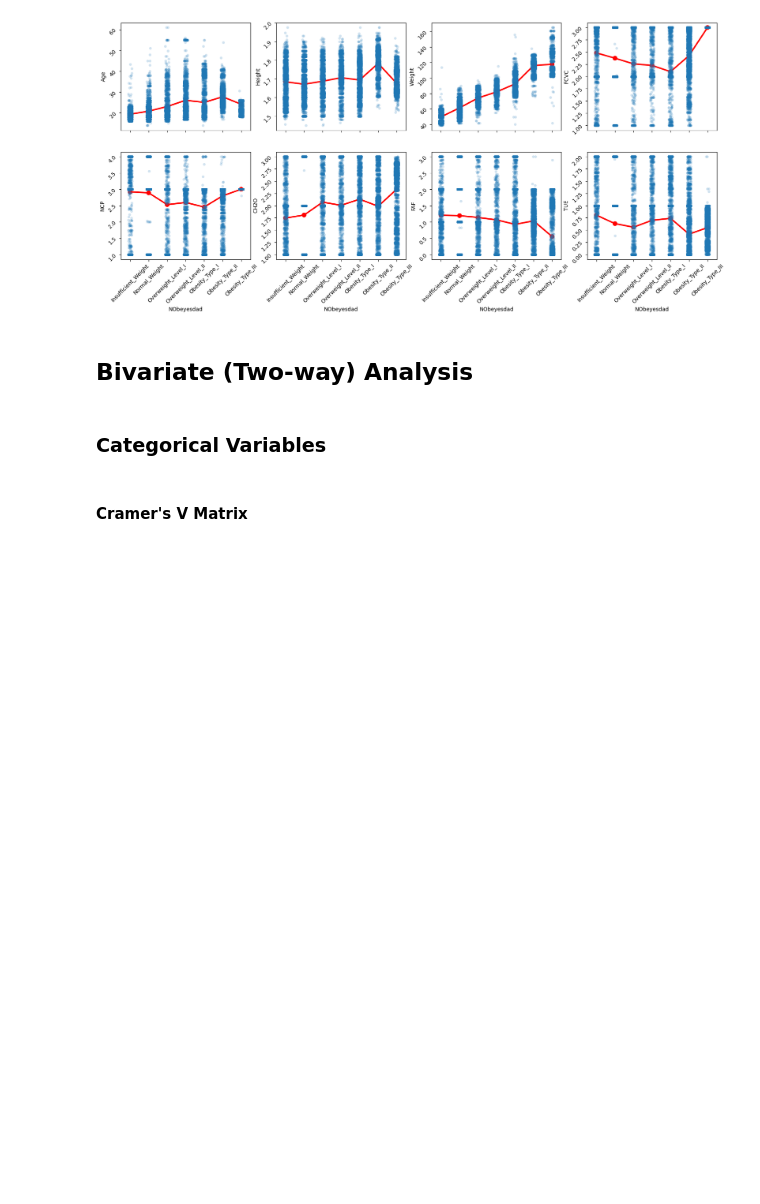
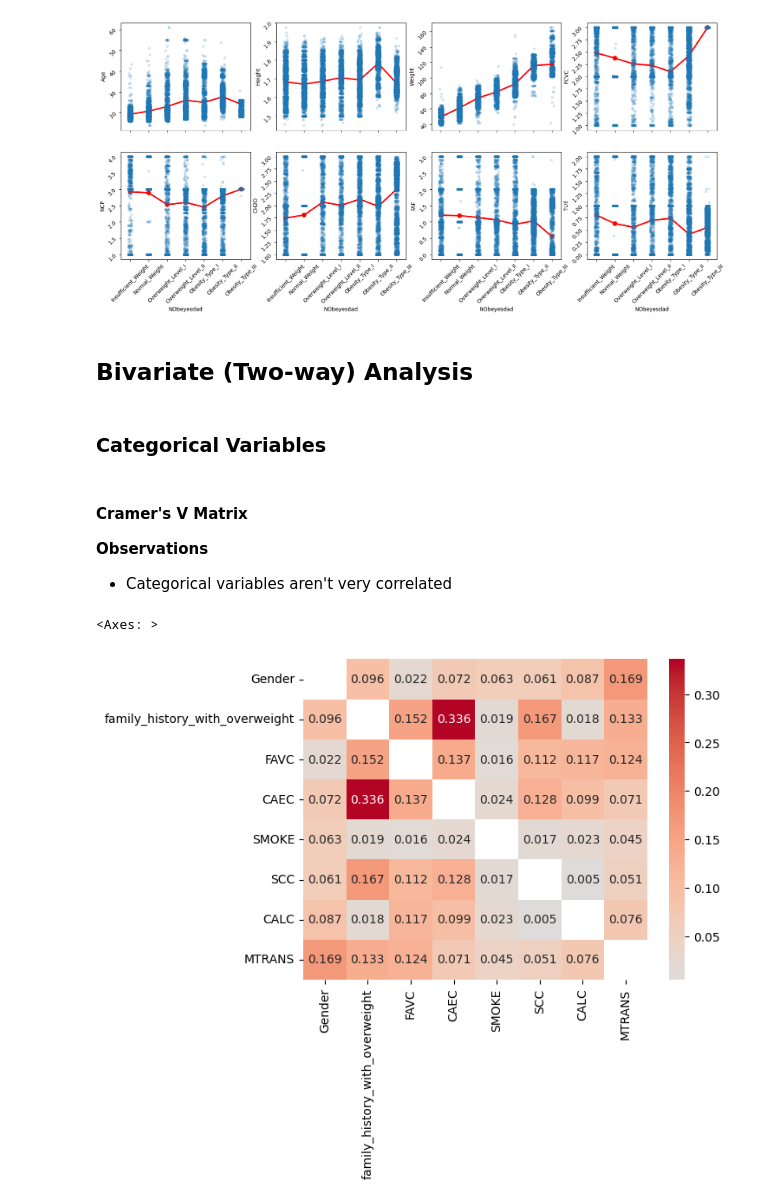
Before and after one commit to stephanie-yz/Kaggle_PG4.02_Obesity, a Jupyter notebook: 02 EDA.ipynb, the cells around one changed output. Cells and saved outputs as stored; diff of their text form; code cells hidden in the pictures; blank space fills up the shorter version.

```diff
--- a/02 EDA.ipynb
+++ b/02 EDA.ipynb
@@ -94,3 +94,30 @@ for i, col in enumerate(cols_num):
 ### Categorical Variables
 # %% [markdown]
 #### Cramer's V Matrix
+**Observations**
+- Categorical variables aren't very correlated
+# %%
+### create cramers_V calculation function
+def cramers_V(data, var1, var2):
+    cont_tbl = pd.crosstab(data[var1], data[var2])
+    X2 = stats.chi2_contingency(cont_tbl, correction=False)[0]
+    n = data.shape[0]
+    min_dim = min(cont_tbl.shape)-1
+    return( np.sqrt((X2/n)/min_dim) )
+
+### create cramers_V association matrix and fill in
+crmV_matrix = pd.DataFrame(data=0, index=cols_cat, columns=cols_cat, dtype=float)
+
+for i, var1 in enumerate(cols_cat):
+    for j, var2 in enumerate(cols_cat):
+        crV = cramers_V(train,var1,var2)
+        crmV_matrix.iat[i,j] = np.around(crV,3)
+
+# Create S/M/W annotations for correlation matrix
+crmV_annot = np.where((crmV_matrix)>0.6, "S", np.where((crmV_matrix)>0.2, "M", ""))
+
+### create heatmap of cramers V association
+sns.heatmap(data=crmV_matrix, center=0, cmap='coolwarm', mask=np.eye(len(crmV_matrix)), annot=crmV_matrix, fmt='', xticklabels=True, yticklabels=True)
+# %% [output]
+<Axes: >
+[figure, added]
```
Also changed, not shown: parts of 4 cells of this notebook.
